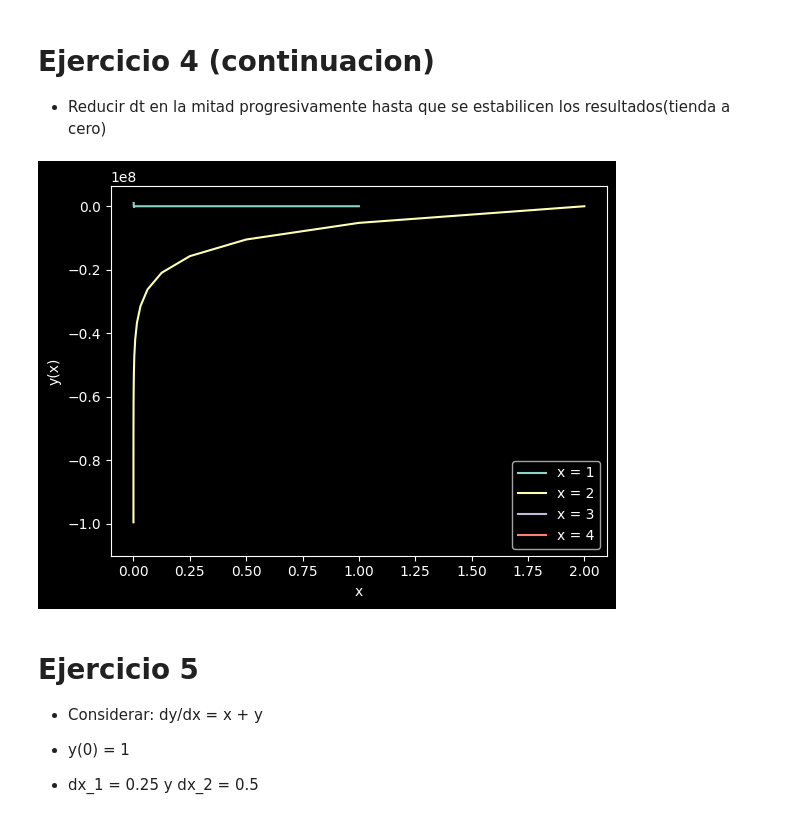
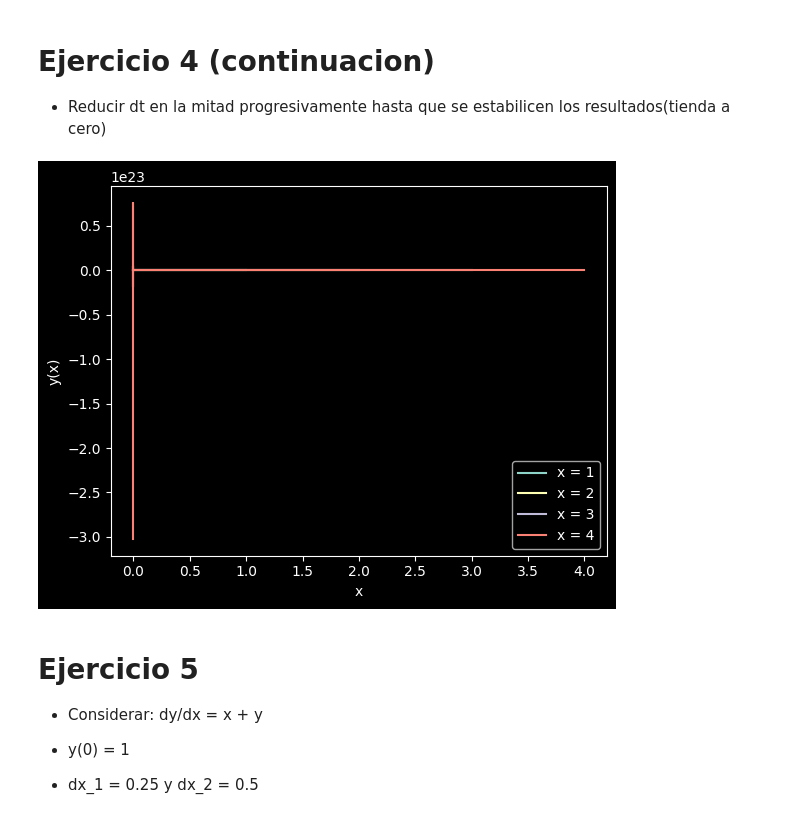
Before and after one commit to camila-duarte/tareas, a Jupyter notebook: tarea1_ED.ipynb, the cells around one changed output. Cells and saved outputs as stored; diff of their text form; code cells hidden in the pictures.

```diff
--- a/tarea1_ED.ipynb
+++ b/tarea1_ED.ipynb
@@ -299,7 +334,7 @@ for contador in range(20):
     # Para dt = 0.1
     x2_axis.append(x_2)
     y2_axis.append(y_2)
-    y_2 = y_2 + dx_2*(-5*y_1)
+    y_2 = y_2 + dx_2*(-5*y_2)
     x_2 = x_2 + dx_2
     contador = contador + 0.1
 
@@ -310,8 +345,8 @@ for contador in range(20):
 for contador in range(30):
 
     # Para dt = 0.5
-    x1_axis.append(x_1)
-    y1_axis.append(y_1)
+    x3_axis.append(x_3)
+    y3_axis.append(y_3)
     y_3 = y_3 + dx_3*(-5*y_3)
     x_3 = x_3 + dx_3
     contador = contador + 0.1
@@ -321,8 +356,8 @@ for contador in range(30):
 
 for contador in range(40):
     # Para dt = 0.1
-    x4_axis.append(x_2)
-    y4_axis.append(y_2)
+    x4_axis.append(x_4)
+    y4_axis.append(y_4)
     y_4 = y_4 + dx_4*(-5*y_4)
     x_4 = x_4 + dx_4
     contador = contador + 0.1
@@ -400,7 +437,7 @@ for contador in range(20):
     # Para dt = 0.1
     x2_axis.append(x_2)
     y2_axis.append(y_2)
-    y_2 = y_2 + dx_2*(-5*y_1)
+    y_2 = y_2 + dx_2*(-5*y_2)
     x_2 = x_2/2
     contador = contador + 0.1
 
@@ -411,38 +448,38 @@ for contador in range(20):
 for contador in range(30):
 
     # Para dt = 0.5
-    x1_axis.append(x_1)
-    y1_axis.append(y_1)
+    x3_axis.append(x_3)
+    y3_axis.append(y_3)
     y_3 = y_3 + dx_3*(-5*y_3)
     x_3 = x_3/2
     contador = contador + 0.1
     # En caso de querer ver los resultados:
     # print(x_3)
     # print(y_3)
 
 for contador in range(40):
     # Para dt = 0.1
-    x4_axis.append(x_2)
-    y4_axis.append(y_2)
+    x4_axis.append(x_4)
+    y4_axis.append(y_4)
     y_4 = y_4 + dx_4*(-5*y_4)
     x_4 = x_4/2
     contador = contador + 0.1
 
     # En caso de querer ver los resultados:
     # print(x_4)
     # print(y_4)
 
 
 plt.xlabel("x")
 plt.ylabel("y(x)")
 plt.plot(x1_axis, y1_axis, label='x = 1')
 plt.plot(x2_axis, y2_axis, label='x = 2')
 plt.plot(x3_axis, y3_axis, label='x = 3')
 plt.plot(x4_axis, y4_axis, label='x = 4')
 plt.legend()
 plt.show()
 # %% [output]
-[figure, old version]
+[figure, new version]
 # %% [markdown]
 # Ejercicio 5
 
```
Also changed, not shown: parts of 3 cells of this notebook.
